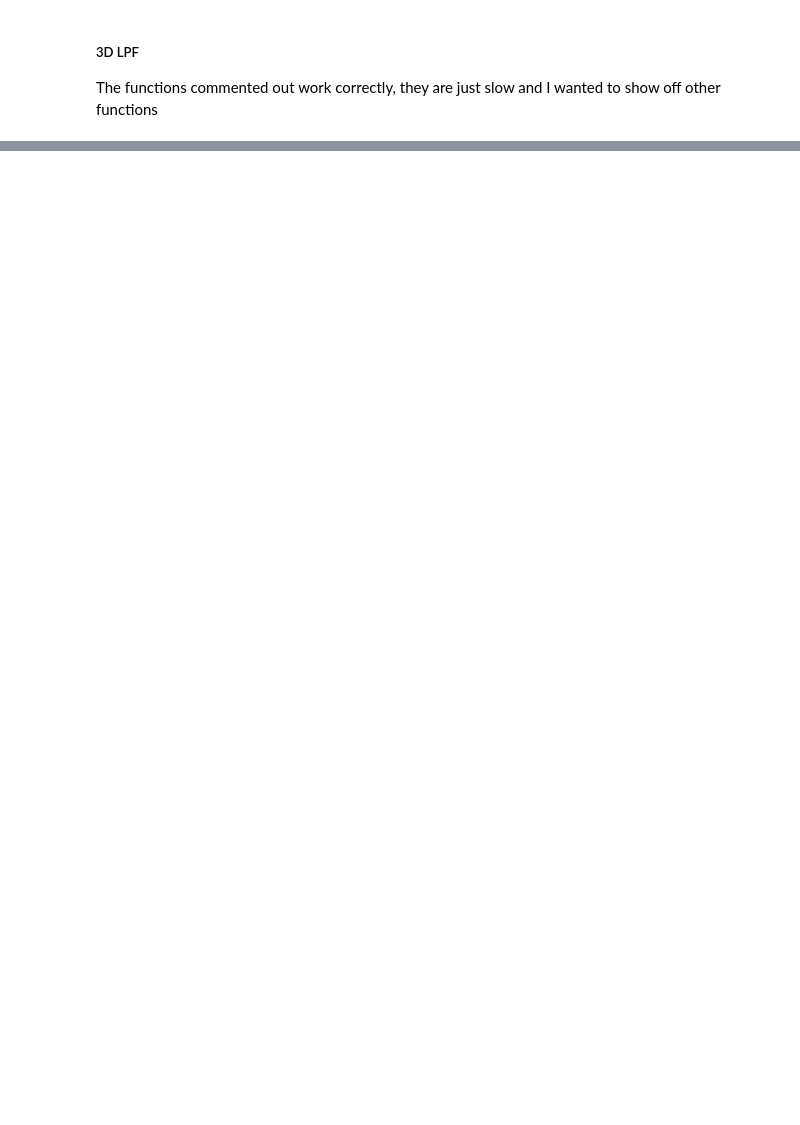
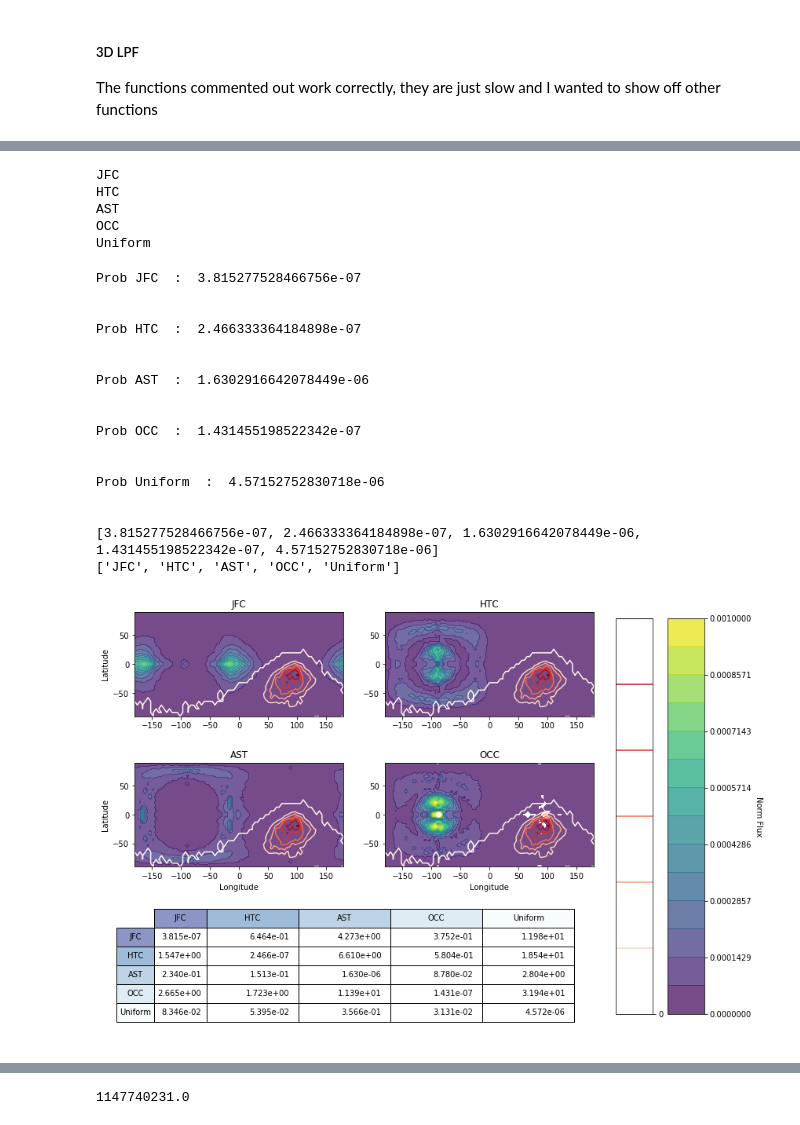
Before and after one commit to tlittenberg/LISAPathfinder, a Jupyter notebook: scripts/Analysis/scripts/impactClass_examples.ipynb, the cells around one changed output, grey strips where cells are left out. Drawn from its saved outputs; the diff is of its cells as text; code cells hidden in the pictures; blank space fills up the shorter version.

```diff
--- a/scripts/Analysis/scripts/impactClass_examples.ipynb
+++ b/scripts/Analysis/scripts/impactClass_examples.ipynb
@@ -139,0 +131,38 @@ fig.savefig(plotDir + '/sky_sc1.png', format = 'png')
+# %%
+from populationClass import population as pop
+modelDir = BASE_DIR + dataDir + '/models'
+usePtot = True  # Old boolean for ignoring momentum
+pop_names = ['JFC', 'HTC', 'AST', 'OCC', 'Uniform']
+populations = []
+# Takes about 30 seconds to read all populations in
+for p in pop_names:
+    print(p)
+    populations.append(pop(modelDir = modelDir, pop_type = p, usePtot = True))
+# %% [output]
+JFC
+HTC
+AST
+OCC
+Uniform
+# %%
+impact1 = impact1.SCtoSun()
+impact1.plot_populations(populations, norm = True, scale = 'lin', show_impact = True)
+# %% [output]
+Prob JFC  :  3.815277528466756e-07
+
+
+Prob HTC  :  2.466333364184898e-07
+
+
+Prob AST  :  1.6302916642078449e-06
+
+
+Prob OCC  :  1.431455198522342e-07
+
+
+Prob Uniform  :  4.57152752830718e-06
+
+
+[3.815277528466756e-07, 2.466333364184898e-07, 1.6302916642078449e-06, 1.431455198522342e-07, 4.57152752830718e-06]
+['JFC', 'HTC', 'AST', 'OCC', 'Uniform']
+[figure, added]
@@ -139,0 +170,4 @@ fig.savefig(plotDir + '/sky_sc1.png', format = 'png')
+# %%
+print(impact1.segment)
+# %% [output]
+1147740231.0
```
Also changed, not shown: parts of 9 cells of this notebook, 2 other files.
